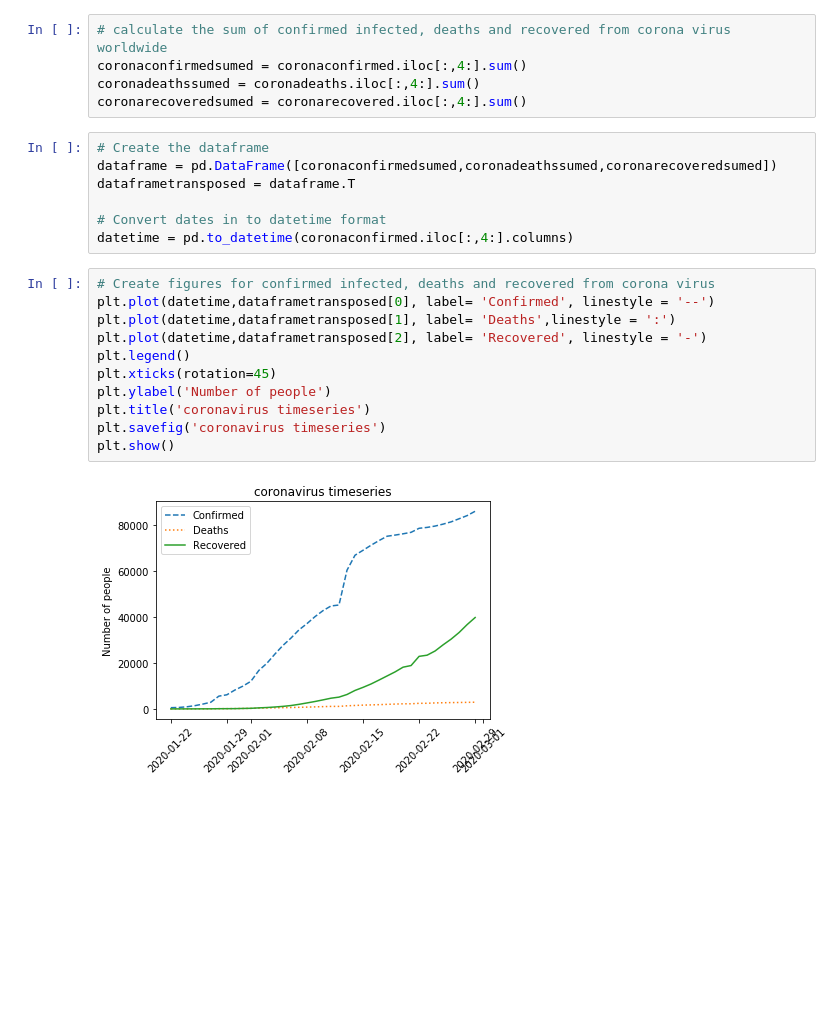
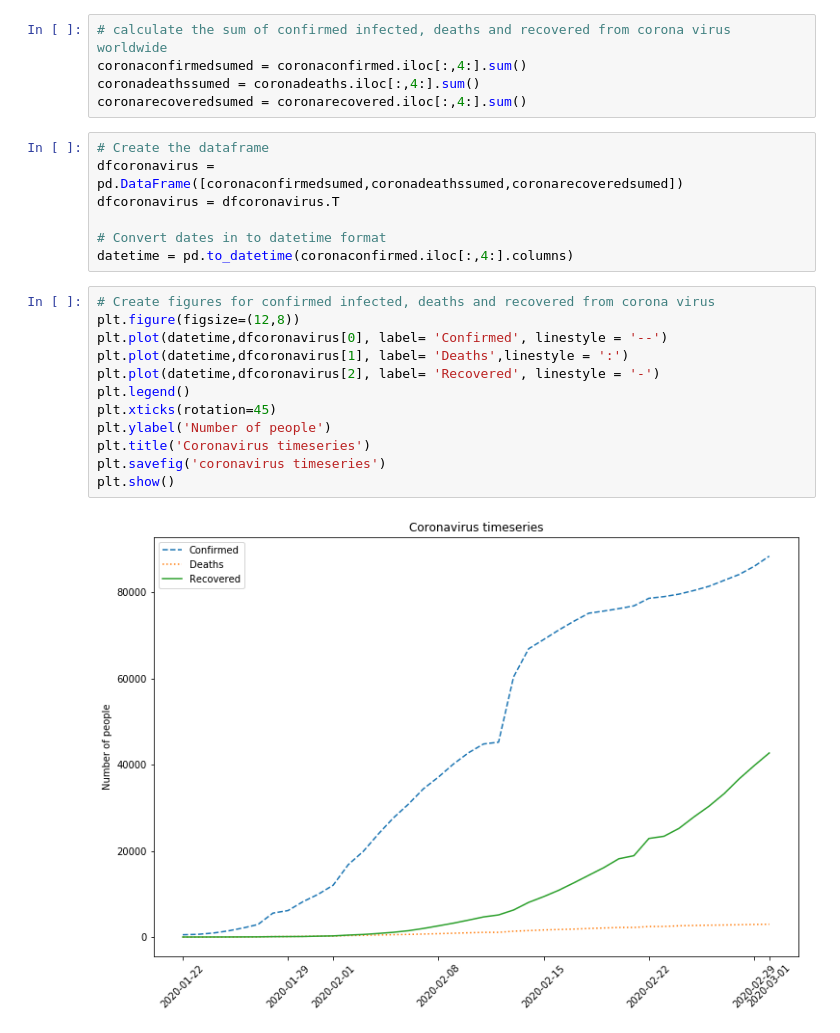
Before and after one commit to pokharelmeg/Semester-Project, a Jupyter notebook: meghnath_pokharel.ipynb, the cells around one changed output. Cells and saved outputs as stored; diff of their text form; blank space fills up the shorter version.

```diff
--- a/meghnath_pokharel.ipynb
+++ b/meghnath_pokharel.ipynb
@@ -30,21 +30,22 @@ coronadeathssumed = coronadeaths.iloc[:,4:].sum()
 coronarecoveredsumed = coronarecovered.iloc[:,4:].sum()
 # %%
 # Create the dataframe
-dataframe = pd.DataFrame([coronaconfirmedsumed,coronadeathssumed,coronarecoveredsumed])
-dataframetransposed = dataframe.T
+dfcoronavirus = pd.DataFrame([coronaconfirmedsumed,coronadeathssumed,coronarecoveredsumed])
+dfcoronavirus = dfcoronavirus.T
 
 # Convert dates in to datetime format
 datetime = pd.to_datetime(coronaconfirmed.iloc[:,4:].columns)
 # %%
 # Create figures for confirmed infected, deaths and recovered from corona virus
-plt.plot(datetime,dataframetransposed[0], label= 'Confirmed', linestyle = '--')
-plt.plot(datetime,dataframetransposed[1], label= 'Deaths',linestyle = ':')
-plt.plot(datetime,dataframetransposed[2], label= 'Recovered', linestyle = '-')
+plt.figure(figsize=(12,8))
+plt.plot(datetime,dfcoronavirus[0], label= 'Confirmed', linestyle = '--')
+plt.plot(datetime,dfcoronavirus[1], label= 'Deaths',linestyle = ':')
+plt.plot(datetime,dfcoronavirus[2], label= 'Recovered', linestyle = '-')
 plt.legend()
 plt.xticks(rotation=45)
 plt.ylabel('Number of people')
-plt.title('coronavirus timeseries')
+plt.title('Coronavirus timeseries')
 plt.savefig('coronavirus timeseries')
 plt.show()
 # %% [output]
-[figure, old version]
+[figure, new version]
```
Also changed, not shown: parts of 1 cell of this notebook, 1 other file.
